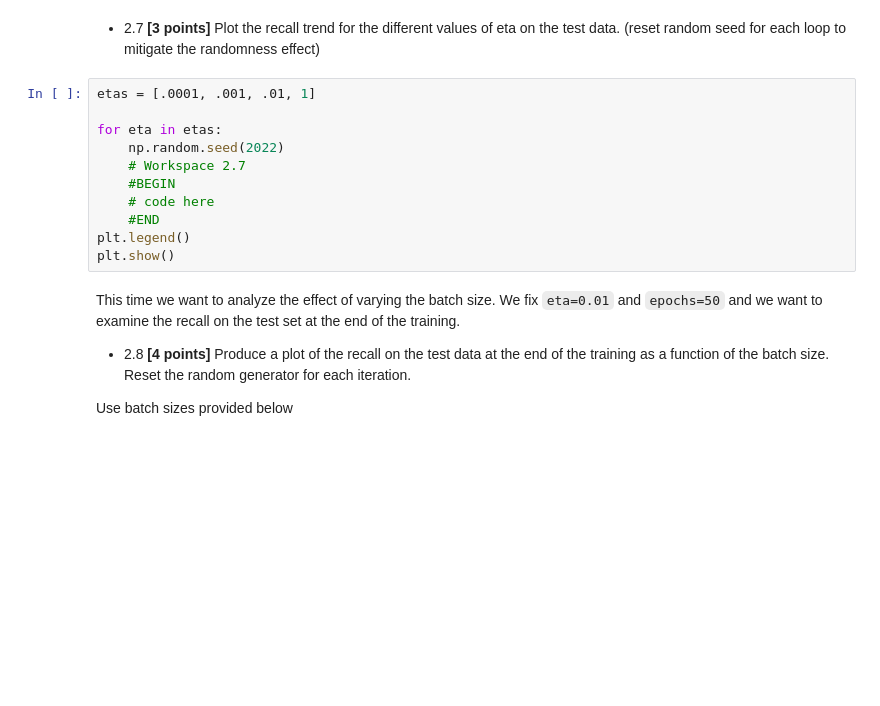
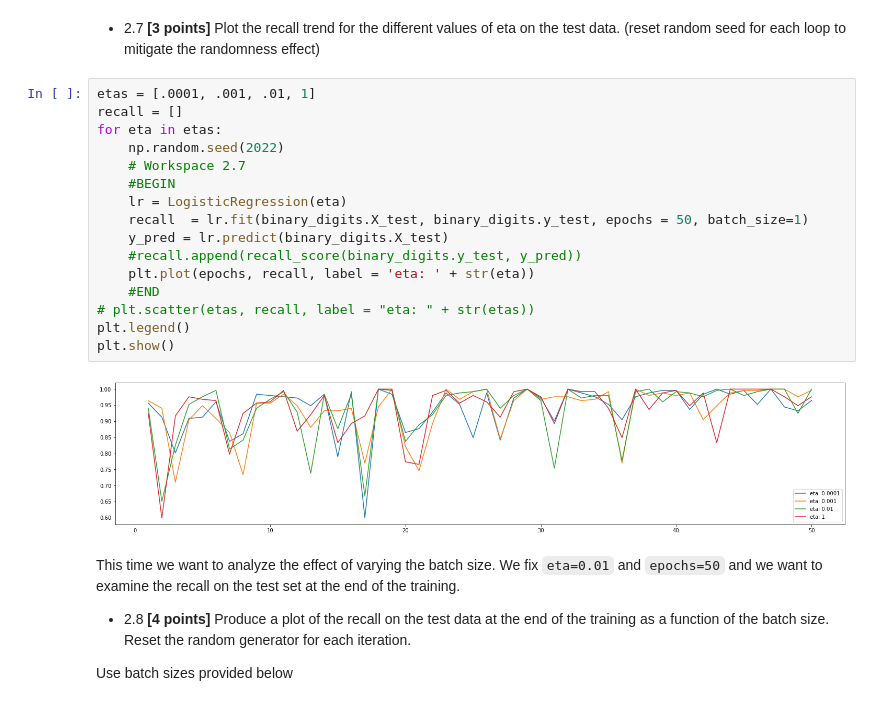
Before and after one commit to brianmoral/ML, a Jupyter notebook: Problem_Sets/Set-3/PS3-Brian-Morales.ipynb, the cells around one changed output. Saved outputs shown, nothing was run; the diff lists cells and outputs as text; blank space fills up the shorter version.

```diff
--- a/Problem_Sets/Set-3/PS3-Brian-Morales.ipynb
+++ b/Problem_Sets/Set-3/PS3-Brian-Morales.ipynb
@@ -918,15 +918,22 @@ plt.show()
 (reset random seed for each loop to mitigate the randomness effect)
 # %%
 etas = [.0001, .001, .01, 1]
-
+recall = []
 for eta in etas:
     np.random.seed(2022)
     # Workspace 2.7
     #BEGIN
-    # code here
+    lr = LogisticRegression(eta)
+    recall  = lr.fit(binary_digits.X_test, binary_digits.y_test, epochs = 50, batch_size=1)
+    y_pred = lr.predict(binary_digits.X_test)
+    #recall.append(recall_score(binary_digits.y_test, y_pred))
+    plt.plot(epochs, recall, label = 'eta: ' + str(eta))
     #END
+# plt.scatter(etas, recall, label = "eta: " + str(etas))
 plt.legend()
 plt.show()
+# %% [output]
+[figure, added]
 # %% [markdown]
 This time we want to analyze the effect of varying the batch size. We fix `eta=0.01` and `epochs=50` and we want to
 examine the recall on the test set at the end of the training.
```
Also changed, not shown: parts of 9 cells of this notebook.
